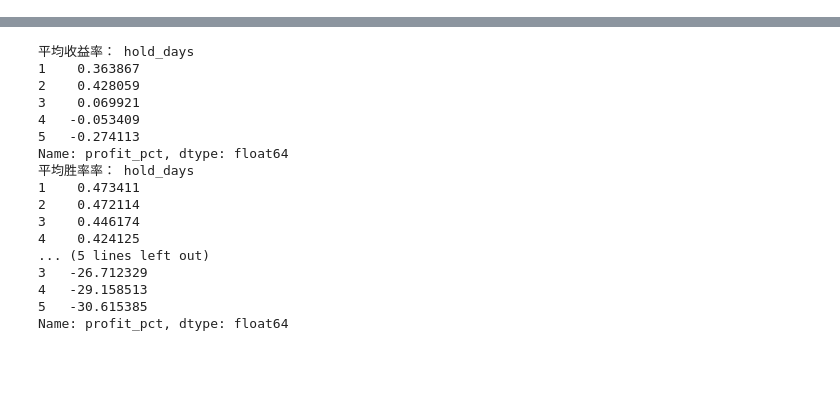
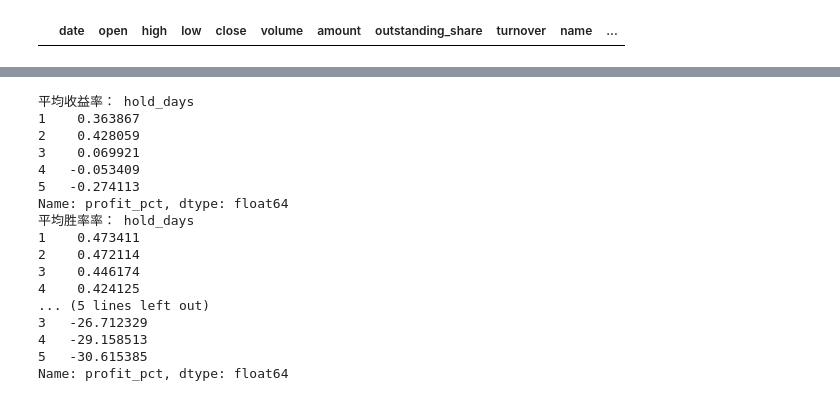
Before and after one commit to chen-cyw-yan/GP, a Jupyter notebook: 趋势分析/趋势分析 copy.ipynb, the cells around one changed output, grey strips where cells are left out. Cells and saved outputs as stored; diff of their text form; code cells hidden in the pictures; blank space fills up the shorter version.

```diff
--- a/趋势分析/趋势分析 copy.ipynb
+++ b/趋势分析/趋势分析 copy.ipynb
@@ -35,3 +35,7 @@ def toSql(sql: str, rows: list):
 # %%
 df=pd.read_sql('select * from gp.stock',con=conn)
 base_df=df
+# %%
+df.loc[df['date']=='2026-01-28']
+# %% [output]
+|  | date | open | high | low | close | volume | amount | outstanding_share | turnover | name | ... |
```
Also changed, not shown: parts of 43 cells of this notebook, 4 other files.
